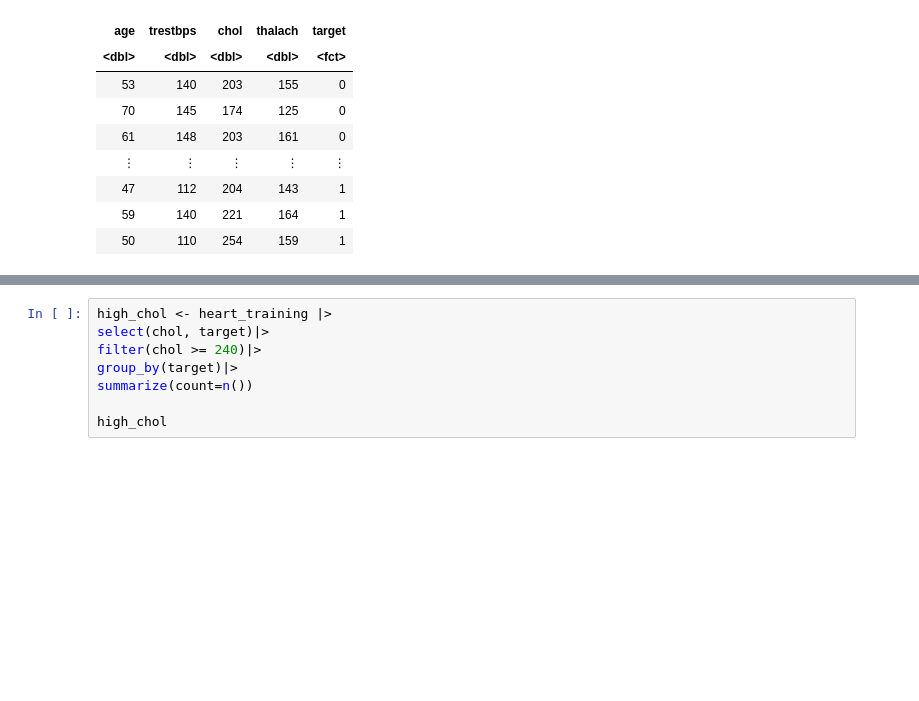
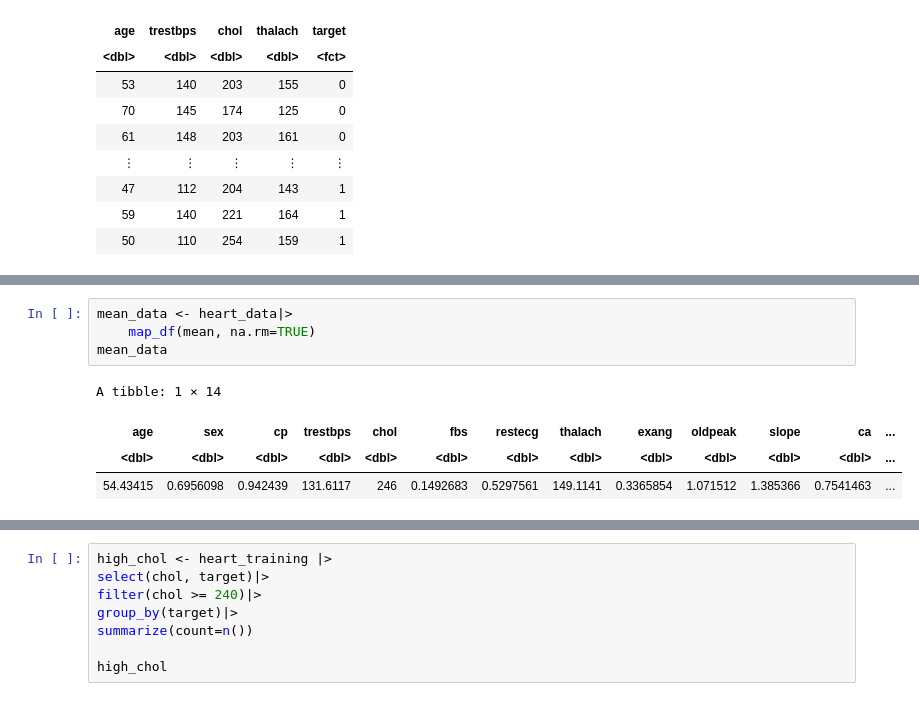
Before and after one commit to jewelw11/dsci-100-project, a Jupyter notebook: heart disease project.ipynb, the cells around one changed output, grey strips where cells are left out. Cells and saved outputs as stored; diff of their text form; blank space fills up the shorter version.

```diff
--- a/heart disease project.ipynb
+++ b/heart disease project.ipynb
@@ -80,0 +78,9 @@ mean_data
+# %%
+mean_data <- heart_data|>
+    map_df(mean, na.rm=TRUE)
+mean_data
+# %% [output]
+A tibble: 1 × 14
+| age | sex | cp | trestbps | chol | fbs | restecg | thalach | exang | oldpeak | slope | ca | ... |
+| <dbl> | <dbl> | <dbl> | <dbl> | <dbl> | <dbl> | <dbl> | <dbl> | <dbl> | <dbl> | <dbl> | <dbl> | ... |
+| 54.43415 | 0.6956098 | 0.942439 | 131.6117 | 246 | 0.1492683 | 0.5297561 | 149.1141 | 0.3365854 | 1.071512 | 1.385366 | 0.7541463 | ... |
```
Also changed, not shown: parts of 30 cells of this notebook.
